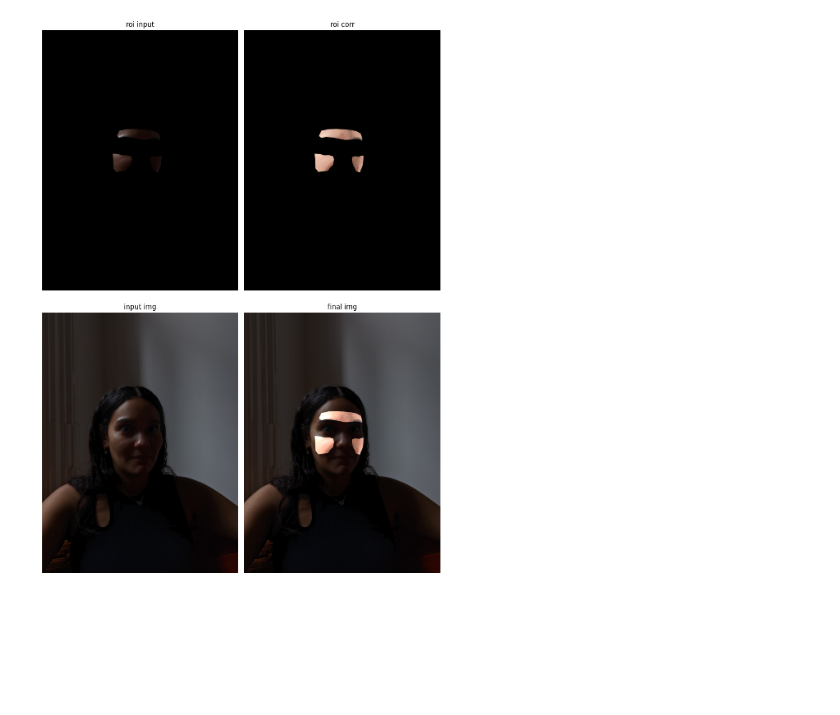
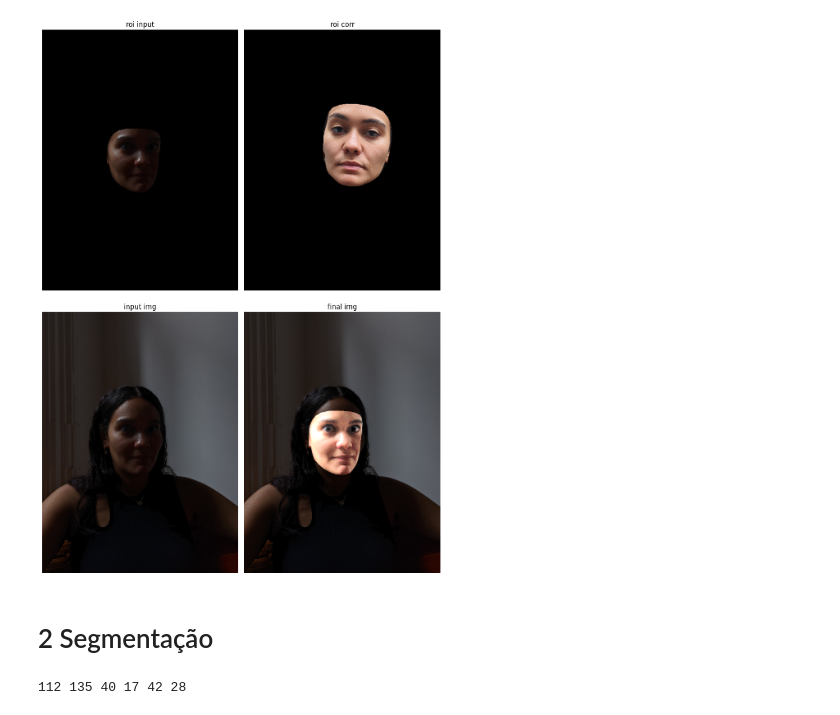
Before and after one commit to rodrigorcz/skin-color-correction, a Jupyter notebook: main.ipynb, the cells around one changed output. Drawn from its saved outputs; the diff is of its cells as text; code cells hidden in the pictures; blank space fills up the shorter version.

Commit message:
color-grading: some changes

```diff
--- a/main.ipynb
+++ b/main.ipynb
@@ -13,6 +12,8 @@ from PIL import Image, ImageDraw
 forehead = [10,338,297,332,298,293,334,296,336,9,107,66,105,63,68,103,67,109,10]
 left_cheek= [116,117,118,119,100,142,203,206,216,192,213,147,123,116]
 right_cheek = [345,346,347,348,329,371,423,426,436,416,433,376,352,345]
+face = [10, 338, 297, 332, 284, 251, 389, 356, 454, 323, 361, 288, 397, 365, 379, 378, 400, 377, 152, 148, 176, 149, 150, 136, 172, 58, 132, 93, 234, 127, 162, 21, 54, 103, 67, 109, 10]
+
 
 DESIRED_HEIGHT = 600
 DESIRED_WIDTH = 600
@@ -78,6 +79,33 @@ def segmentation(image):
     regions_interest = np.maximum(np.maximum(img1, img2), img3)
 
     return regions_interest
+# %%
+def segmentation2(image):
+    mp_face_mesh = mp.solutions.face_mesh
+    face_mesh = mp_face_mesh.FaceMesh(static_image_mode=True, max_num_faces = 1, min_detection_confidence=0.5)
+
+    results = face_mesh.process(cv.cvtColor(image, cv.COLOR_BGR2RGB))
+    landmarks = results.multi_face_landmarks[0]
+
+    shape_a = image.shape[1]
+    shape_b = image.shape[0]
+    info = []
+
+    for landmark in landmarks.landmark:
+        x = landmark.x
+        y = landmark.y
+        z = landmark.z
+
+        relative_x = int(shape_a * x)
+        relative_y = int(shape_b * y)
+
+        info.append([x,y,z,relative_x,relative_y])
+
+    img1,_ = region_of_interest_segmentation(face, info, image)
+
+    regions_interest = img1
+
+    return regions_interest
 # %%
 def colour_transfer_idt(i0, i1, bins=300, n_rot=10, relaxation=1):
 
@@ -121,6 +149,7 @@ def colour_transfer_idt(i0, i1, bins=300, n_rot=10, relaxation=1):
 
     return d0.T
 # %%
+
 # google monk skin tone examples
 path = "img/input.jpg"
 img_input = cv.imread(path)
@@ -128,8 +157,15 @@ img_input = cv.imread(path)
 path = "img/target.jpg"
 img_target = cv.imread(path)
 
-roi_input = cv.cvtColor(segmentation(img_input), cv.COLOR_BGR2RGB)
-roi_target = cv.cvtColor(segmentation(img_target), cv.COLOR_BGR2RGB)
+width = int(img_input.shape[1] * 20 / 100)
+height = int(img_input.shape[0] * 20 / 100)
+dim = (width, height)
+
+img_target = cv.resize(img_target, dim)
+img_input = cv.resize(img_input, dim)
+
+roi_input = cv.cvtColor(segmentation2(img_input), cv.COLOR_BGR2RGB)
+roi_target = cv.cvtColor(segmentation2(img_target), cv.COLOR_BGR2RGB)
 
 df_roi_ipt = pd.DataFrame(roi_input.reshape(-1, roi_input.shape[-1]), columns=['r', 'g', 'b'])
 df_roi_tgt = pd.DataFrame(roi_target.reshape(-1, roi_target.shape[-1]), columns=['r', 'g', 'b'])
@@ -161,28 +192,52 @@ resize_and_show(img_final)
 # %%
 plt.figure(figsize=(10, 14))
 
 plt.subplot(2, 2, 1)
 plt.imshow(roi_input)
 plt.title('roi input')
 plt.axis('off')
 
 plt.subplot(2, 2, 2)
-plt.imshow(cv.cvtColor(img_output, cv.COLOR_RGB2BGR))
+plt.imshow(roi_target)
 plt.title('roi corr')
 plt.axis('off')
 
 plt.subplot(2, 2, 3)
 plt.imshow(cv.cvtColor(img_input, cv.COLOR_RGB2BGR))
 plt.title('input img')
 plt.axis('off')
 
 plt.subplot(2, 2, 4)
 plt.imshow(cv.cvtColor(img_final, cv.COLOR_RGB2BGR))
 plt.title('final img')
 plt.axis('off')
 
 
 plt.tight_layout()
 plt.show()
 # %% [output]
-[figure, old version]
+[figure, new version]
+# %% [markdown]
+# 2 Segmentação
+# %%
+roi_input2 = roi_input.copy()
+
+roi_input2 = cv.cvtColor(roi_input2,cv.COLOR_BGR2HSV)
+
+roi_input2 = roi_input2.astype(np.float32)
+mask = (roi_input2 == 0).all(axis=2)
+roi_input2[mask] = np.nan
+
+
+R =np.clip(np.nanmean(roi_input2[...,0]),0,255).astype(int)
+g= np.clip(np.nanmean(roi_input2[...,1]),0,255).astype(int)
+b =np.clip(np.nanmean(roi_input2[...,2]),0,255).astype(int)
+
+Rs =np.clip(np.nanstd(roi_input2[...,0]),0,255).astype(int)
+gs= np.clip(np.nanstd(roi_input2[...,1]),0,255).astype(int)
+bs =np.clip(np.nanstd(roi_input2[...,2]),0,255).astype(int)
+
+
+print(R,g,b,Rs,gs,bs)
+# %% [output]
+112 135 40 17 42 28
```
Also changed, not shown: parts of 4 cells of this notebook.
